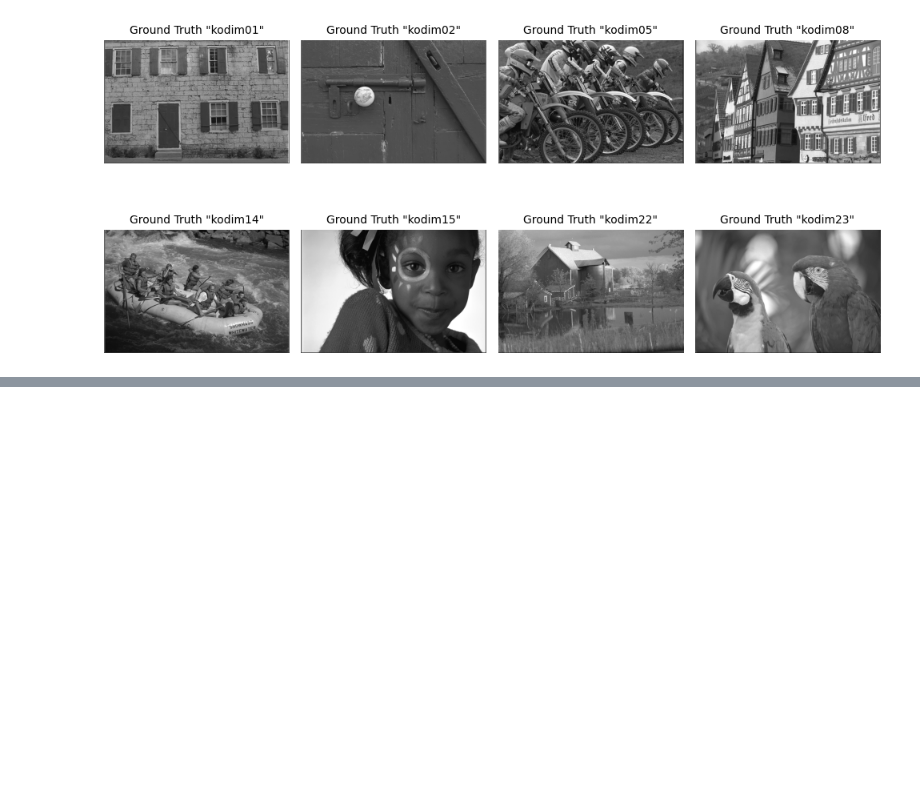
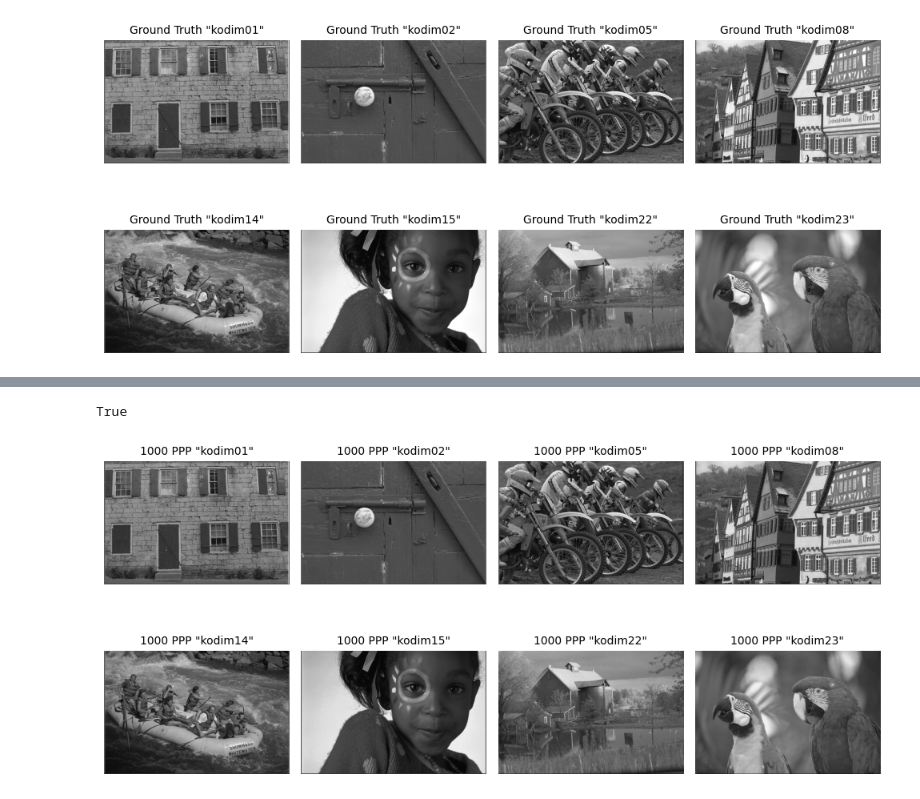
Before and after one commit to NAlexH2/compimgproj, a Jupyter notebook: Alex_Harris_Project_Checkin.ipynb, the cells around one changed output, grey strips where cells are left out. Cells and saved outputs as stored; diff of their text form; code cells hidden in the pictures; blank space fills up the shorter version.

```diff
--- a/Alex_Harris_Project_Checkin.ipynb
+++ b/Alex_Harris_Project_Checkin.ipynb
@@ -132 +146,10 @@ im23_01 = im23 / im23.mean() * mean_ppp
+# %%
+im01_1000 = im01 / im01.mean() * thousand_ppp
+im02_1000 = im02 / im02.mean() * thousand_ppp
+im05_1000 = im05 / im05.mean() * thousand_ppp
+im08_1000 = im08 / im08.mean() * thousand_ppp
+im14_1000 = im14 / im14.mean() * thousand_ppp
+im15_1000 = im15 / im15.mean() * thousand_ppp
+im22_1000 = im22 / im22.mean() * thousand_ppp
+im23_1000 = im23 / im23.mean() * thousand_ppp
 # %%
@@ -142,3 +174,12 @@ pois_im23_01 = np.random.poisson(im23_01).astype('float')
+# %%
+pois_im01_1000 = np.random.poisson(im01_1000).astype('float')
+pois_im02_1000 = np.random.poisson(im02_1000).astype('float')
+pois_im05_1000 = np.random.poisson(im05_1000).astype('float')
+pois_im08_1000 = np.random.poisson(im08_1000).astype('float')
+pois_im14_1000 = np.random.poisson(im14_1000).astype('float')
+pois_im15_1000 = np.random.poisson(im15_1000).astype('float')
+pois_im22_1000 = np.random.poisson(im22_1000).astype('float')
+pois_im23_1000 = np.random.poisson(im23_1000).astype('float')
 # %%
 plt.figure(figsize=[10,10])
 
@@ -257,0 +356,59 @@ https://github.com/richzhang/colorization
+# %%
+cv2.imwrite('./100ppp/kd01_100ppp.png', pois_im01_100)
+cv2.imwrite('./100ppp/kd02_100ppp.png', pois_im02_100)
+cv2.imwrite('./100ppp/kd05_100ppp.png', pois_im05_100)
+cv2.imwrite('./100ppp/kd08_100ppp.png', pois_im08_100)
+cv2.imwrite('./100ppp/kd14_100ppp.png', pois_im14_100)
+cv2.imwrite('./100ppp/kd15_100ppp.png', pois_im15_100)
+cv2.imwrite('./100ppp/kd22_100ppp.png', pois_im22_100)
+cv2.imwrite('./100ppp/kd23_100ppp.png', pois_im23_100)
+# %% [output]
+True
+# %%
+plt.figure(figsize=[10,10])
+
+plt.subplot(241)
+plt.axis('off')
+plt.title('1000 PPP "kodim01"', fontsize=10)
+plt.imshow(pois_im01_1000, cmap='gray')
+
+plt.subplot(242)
+plt.axis('off')
+plt.title('1000 PPP "kodim02"', fontsize=10)
+plt.imshow(pois_im02_1000, cmap='gray')
+
+plt.subplot(243)
+plt.axis('off')
+plt.title('1000 PPP "kodim05"', fontsize=10)
+plt.imshow(pois_im05_1000, cmap='gray')
+
+plt.subplot(244)
+plt.axis('off')
+plt.title('1000 PPP "kodim08"', fontsize=10)
+plt.imshow(pois_im08_1000, cmap='gray')
+
+plt.subplot(245)
+plt.axis('off')
+plt.title('1000 PPP "kodim14"', fontsize=10)
+plt.imshow(pois_im14_1000, cmap='gray')
+
+plt.subplot(246)
+plt.axis('off')
+plt.title('1000 PPP "kodim15"', fontsize=10)
+plt.imshow(pois_im15_1000, cmap='gray')
+
+plt.subplot(247)
+plt.axis('off')
+plt.title('1000 PPP "kodim22"', fontsize=10)
+plt.imshow(pois_im22_1000, cmap='gray')
+
+plt.subplot(248)
+plt.axis('off')
+plt.title('1000 PPP "kodim23"', fontsize=10)
+plt.imshow(pois_im23_1000, cmap='gray')
+
+plt.tight_layout()
+plt.tight_layout()
+plt.tight_layout()
+# %% [output]
+[figure, added]
```
Also changed, not shown: parts of 17 cells of this notebook.
